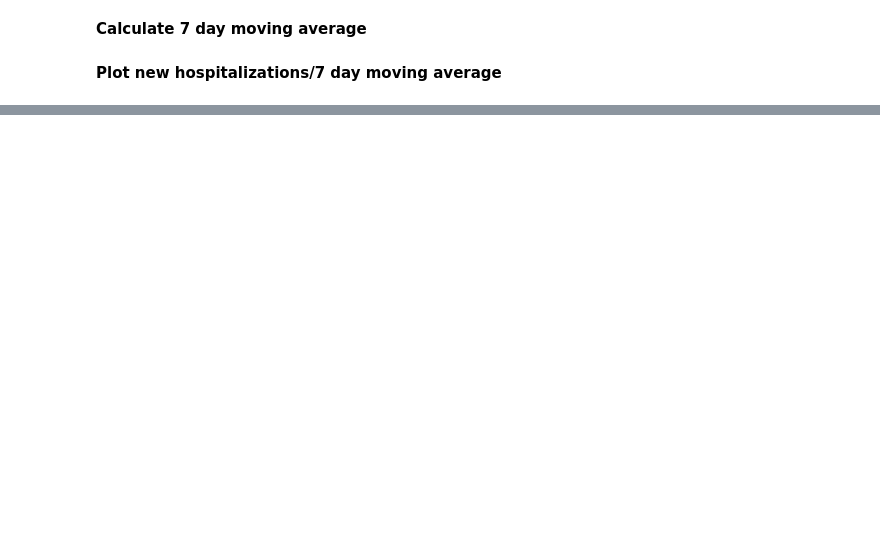
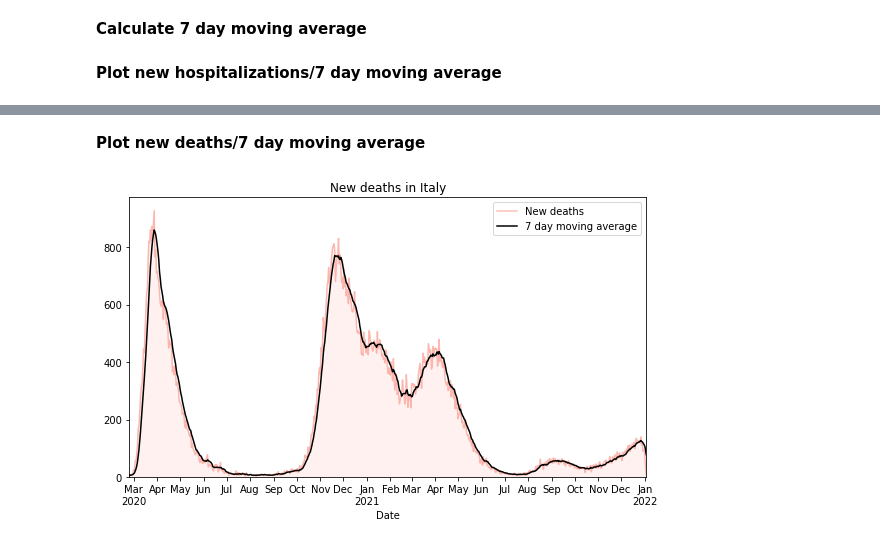
Before and after one commit to enricocid/python-scientific-exercises, a Jupyter notebook: cov_it_1.ipynb, the cells around one changed output, grey strips where cells are left out. Cells and saved outputs as stored; diff of their text form; code cells hidden in the pictures; blank space fills up the shorter version.

```diff
--- a/cov_it_1.ipynb
+++ b/cov_it_1.ipynb
@@ -69,0 +81,9 @@ plt.show()
+# %%
+df_deaths = pd.read_excel(xlsx, sheet_name="decessi")
+
+# Select the rows where date is not nan
+df_deaths.dropna(subset=["DATA_DECESSO"], inplace=True)
+df_deaths["DATA_DECESSO"] = pd.to_datetime(df_deaths["DATA_DECESSO"], infer_datetime_format=True)
+df_deaths.set_index("DATA_DECESSO", inplace=True, drop=True)
+# Convert to numerical values
+df_deaths["DECESSI"] = pd.to_numeric(df_deaths["DECESSI"], errors="coerce")
@@ -69,0 +99,35 @@ plt.show()
+# %%
+df_deaths["DECESSI 7 day avg"] = df_deaths["DECESSI"].rolling(window=7, min_periods=1).mean()
+# %% [markdown]
+**Plot new deaths/7 day moving average**
+# %%
+fig, ax = plt.subplots(figsize=(8, 5))
+
+ax.plot(df_deaths.index,
+        df_deaths["DECESSI"],
+        c="salmon",
+        alpha=0.5,
+        label="New deaths")
+ax.plot(df_deaths.index,
+        df_deaths["DECESSI 7 day avg"],
+        c="k",
+        label="7 day moving average")
+
+ax.set_title("New deaths in Italy")
+ax.set_xlabel("Date")
+
+# get x ticks, labels
+ticks, labels = get_xticks_labels(df_deaths.index)
+ax.set_xticks(ticks)
+ax.set_xticklabels(labels)
+ax.legend()
+
+ax.fill_between(x=df_deaths.index, y1=df_deaths["DECESSI"], color="mistyrose", alpha=0.5)
+
+ax.margins(x=0)
+ax.set_ylim(0, )
+
+fig.tight_layout()
+plt.show()
+# %% [output]
+[figure, added]
```
Also changed, not shown: parts of 7 cells of this notebook, 1 other file.
